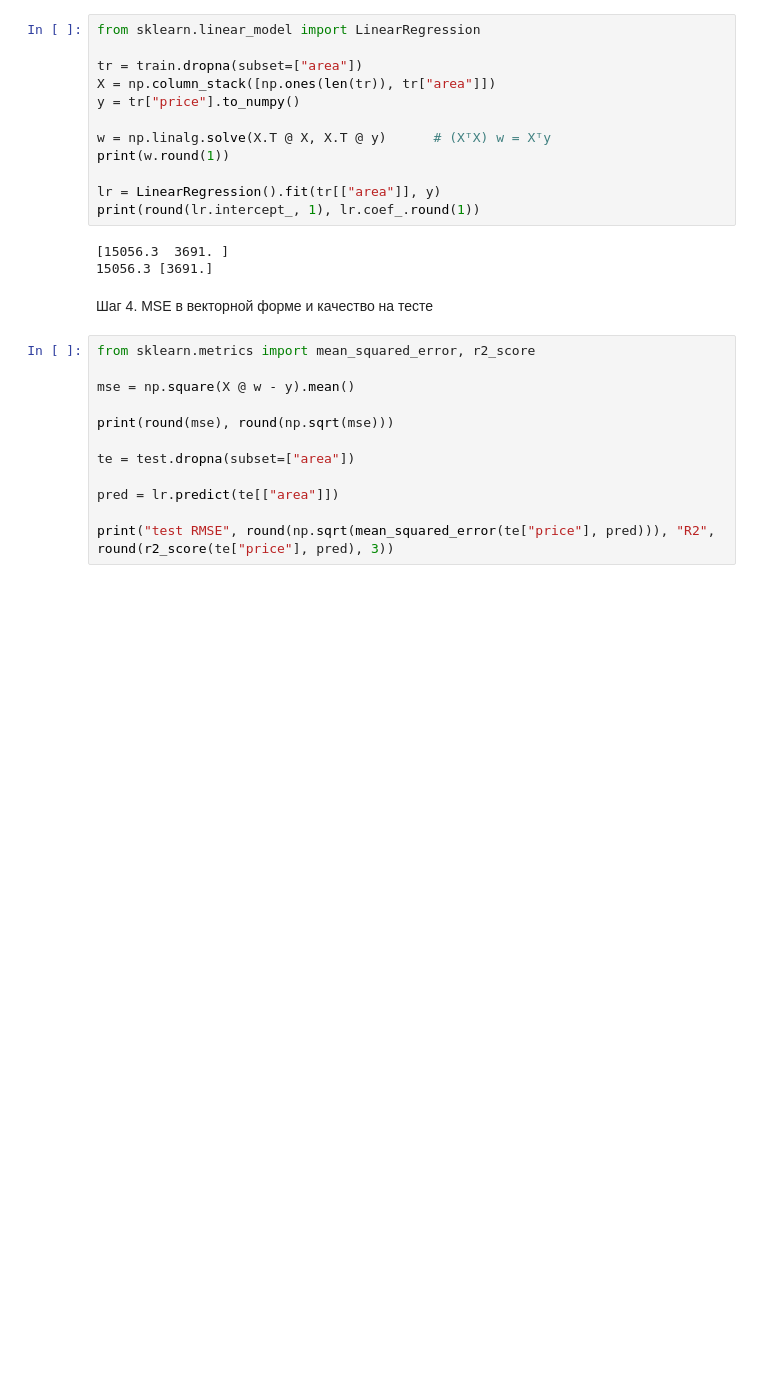
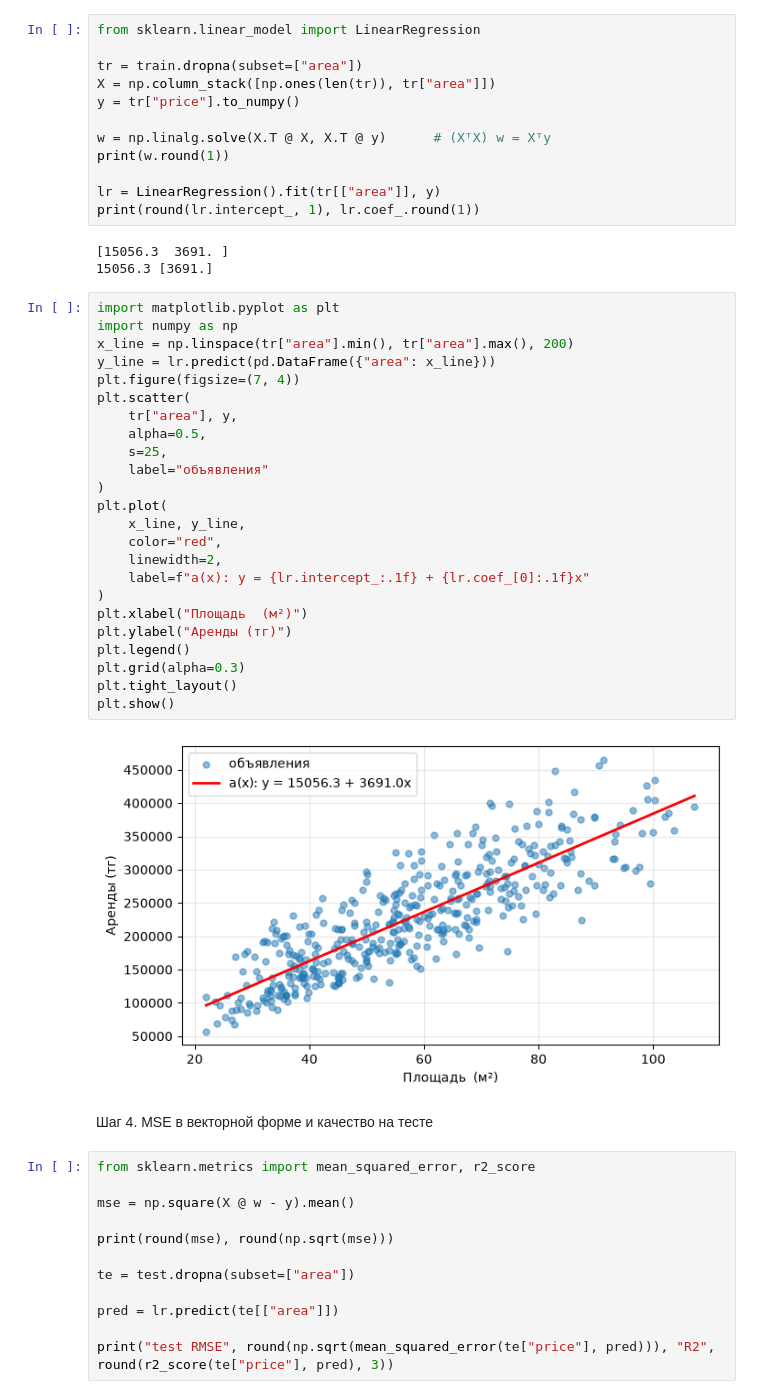
Before and after one commit to MalikovNurdaulet/PAD-Lab8, a Jupyter notebook: notebooks/lab8.ipynb, the cells around one changed output. Cells and saved outputs as stored; diff of their text form; blank space fills up the shorter version.

```diff
--- a/notebooks/lab8.ipynb
+++ b/notebooks/lab8.ipynb
@@ -33,6 +33,32 @@ print(round(lr.intercept_, 1), lr.coef_.round(1))
 # %% [output]
 [15056.3  3691. ]
 15056.3 [3691.]
+# %%
+import matplotlib.pyplot as plt
+import numpy as np
+x_line = np.linspace(tr["area"].min(), tr["area"].max(), 200)
+y_line = lr.predict(pd.DataFrame({"area": x_line}))
+plt.figure(figsize=(7, 4))
+plt.scatter(
+    tr["area"], y,
+    alpha=0.5,
+    s=25,
+    label="объявления"
+)
+plt.plot(
+    x_line, y_line,
+    color="red",
+    linewidth=2,
+    label=f"a(x): y = {lr.intercept_:.1f} + {lr.coef_[0]:.1f}x"
+)
+plt.xlabel("Площадь  (м²)")
+plt.ylabel("Аренды (тг)")
+plt.legend()
+plt.grid(alpha=0.3)
+plt.tight_layout()
+plt.show()
+# %% [output]
+[figure, added]
 # %% [markdown]
 Шаг 4. MSE в векторной форме и качество на тесте
 # %%
```
Also changed, not shown: 3 other files.
